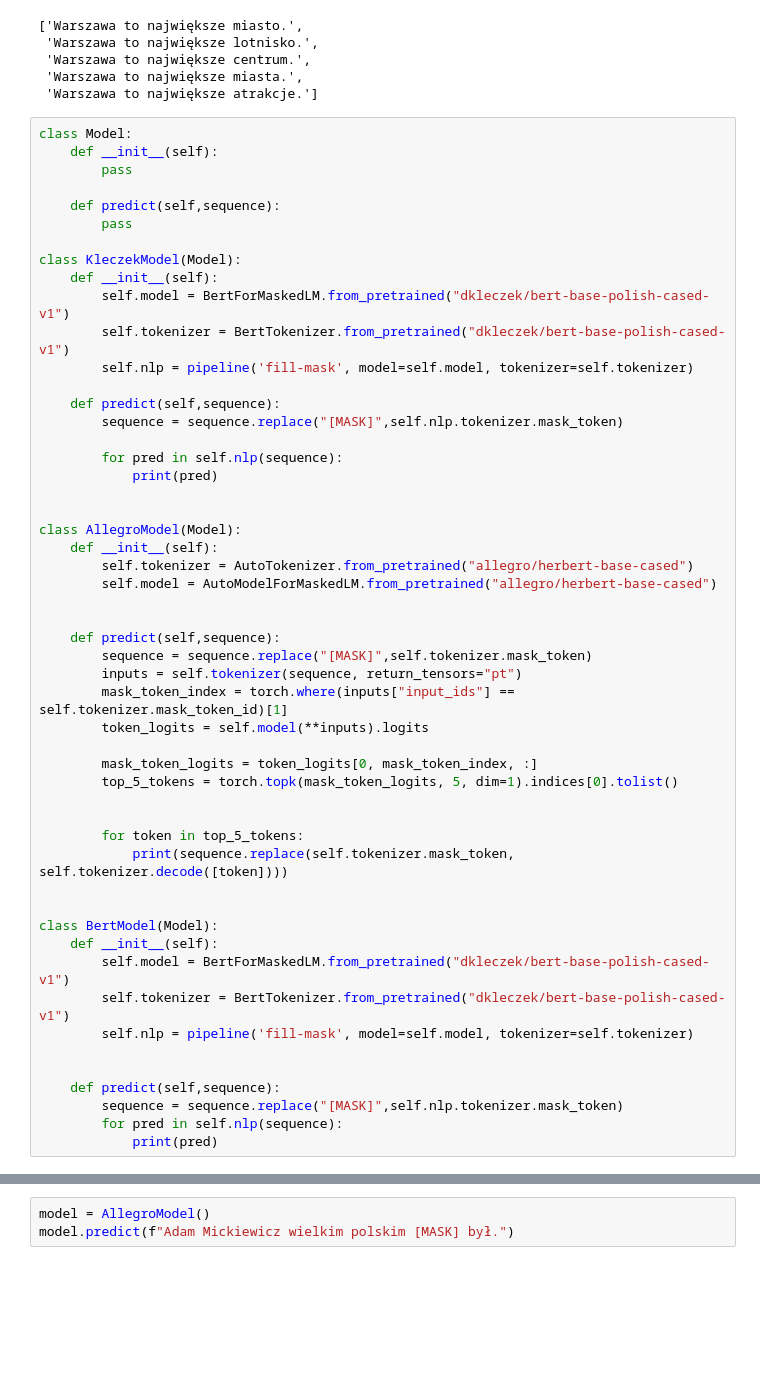
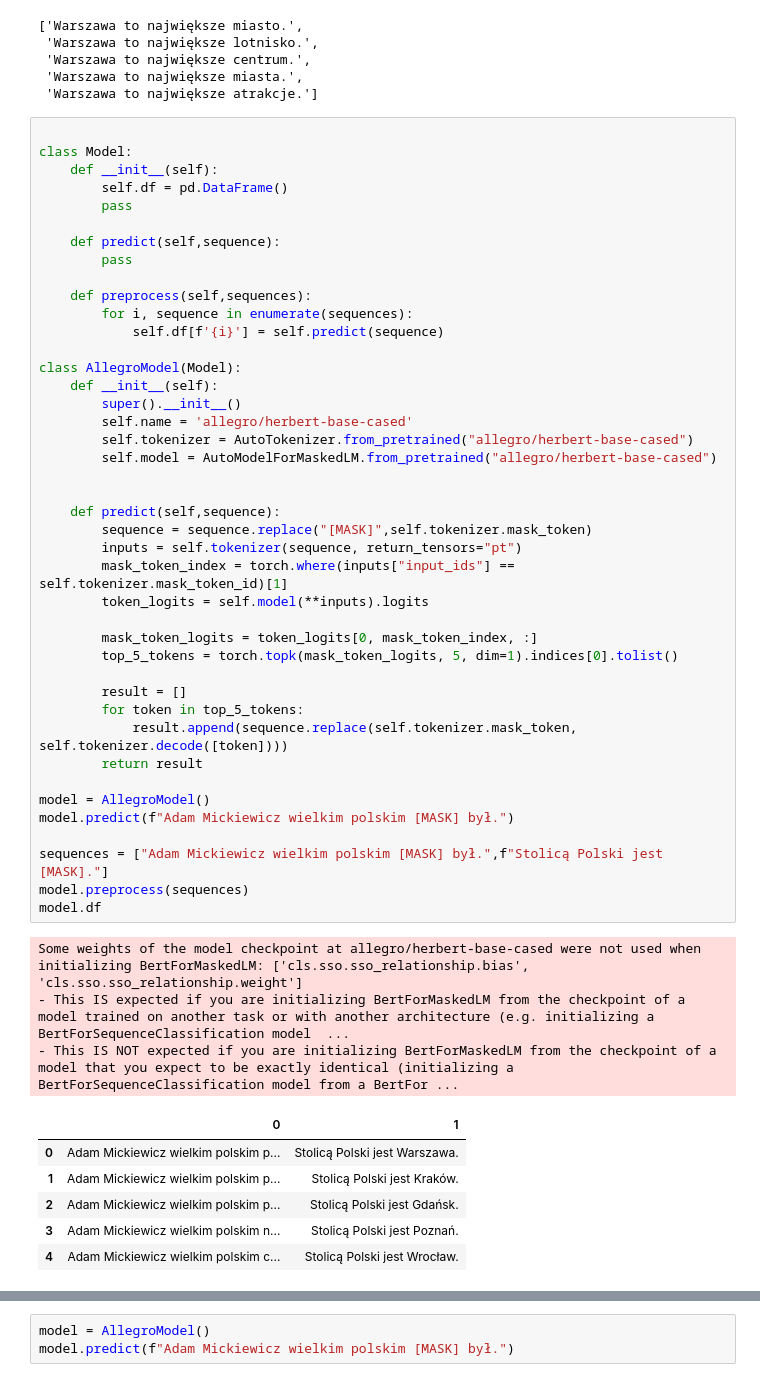
Before and after one commit to sgrzegorz/natural-language-processing, a Jupyter notebook: 06_GapFilling/LanguageModelling_GapsFilling.ipynb, the cells around one changed output, grey strips where cells are left out. Drawn from its saved outputs; the diff is of its cells as text; blank space fills up the shorter version.

```diff
--- a/06_GapFilling/LanguageModelling_GapsFilling.ipynb
+++ b/06_GapFilling/LanguageModelling_GapsFilling.ipynb
@@ -46,54 +49,54 @@ predict(sequence)
  'Warszawa to największe miasta.',
  'Warszawa to największe atrakcje.']
 # %%
+
 class Model:
     def __init__(self):
+        self.df = pd.DataFrame()
         pass
 
     def predict(self,sequence):
         pass
 
-class KleczekModel(Model):
-    def __init__(self):
-        self.model = BertForMaskedLM.from_pretrained("dkleczek/bert-base-polish-cased-v1")
-        self.tokenizer = BertTokenizer.from_pretrained("dkleczek/bert-base-polish-cased-v1")
-        self.nlp = pipeline('fill-mask', model=self.model, tokenizer=self.tokenizer)
-
-    def predict(self,sequence):
-        sequence = sequence.replace("[MASK]",self.nlp.tokenizer.mask_token)
-
-        for pred in self.nlp(sequence):
-            print(pred)
-
+    def preprocess(self,sequences):
+        for i, sequence in enumerate(sequences):
+            self.df[f'{i}'] = self.predict(sequence)
 
 class AllegroModel(Model):
     def __init__(self):
+        super().__init__()
+        self.name = 'allegro/herbert-base-cased'
         self.tokenizer = AutoTokenizer.from_pretrained("allegro/herbert-base-cased")
         self.model = AutoModelForMaskedLM.from_pretrained("allegro/herbert-base-cased")
 
 
     def predict(self,sequence):
         sequence = sequence.replace("[MASK]",self.tokenizer.mask_token)
         inputs = self.tokenizer(sequence, return_tensors="pt")
         mask_token_index = torch.where(inputs["input_ids"] == self.tokenizer.mask_token_id)[1]
         token_logits = self.model(**inputs).logits
 
         mask_token_logits = token_logits[0, mask_token_index, :]
         top_5_tokens = torch.topk(mask_token_logits, 5, dim=1).indices[0].tolist()
 
+        result = []
+        for token in top_5_tokens:
+            result.append(sequence.replace(self.tokenizer.mask_token, self.tokenizer.decode([token])))
+        return result
 
-        for token in top_5_tokens:
-            print(sequence.replace(self.tokenizer.mask_token, self.tokenizer.decode([token])))
+model = AllegroModel()
+model.predict(f"Adam Mickiewicz wielkim polskim [MASK] był.")
 
-
-class BertModel(Model):
-    def __init__(self):
-        self.model = BertForMaskedLM.from_pretrained("dkleczek/bert-base-polish-cased-v1")
-        self.tokenizer = BertTokenizer.from_pretrained("dkleczek/bert-base-polish-cased-v1")
-        self.nlp = pipeline('fill-mask', model=self.model, tokenizer=self.tokenizer)
-
-
-    def predict(self,sequence):
-        sequence = sequence.replace("[MASK]",self.nlp.tokenizer.mask_token)
-        for pred in self.nlp(sequence):
-            print(pred)
+sequences = ["Adam Mickiewicz wielkim polskim [MASK] był.",f"Stolicą Polski jest [MASK]."]
+model.preprocess(sequences)
+model.df
+# %% [output]
+Some weights of the model checkpoint at allegro/herbert-base-cased were not used when initializing BertForMaskedLM: ['cls.sso.sso_relationship.bias', 'cls.sso.sso_relationship.weight']
+- This IS expected if you are initializing BertForMaskedLM from the checkpoint of a model trained on another task or with another architecture (e.g. initializing a BertForSequenceClassification model  ...
+- This IS NOT expected if you are initializing BertForMaskedLM from the checkpoint of a model that you expect to be exactly identical (initializing a BertForSequenceClassification model from a BertFor ...
+|  | 0 | 1 |
+| 0 | Adam Mickiewicz wielkim polskim p... | Stolicą Polski jest Warszawa. |
+| 1 | Adam Mickiewicz wielkim polskim p... | Stolicą Polski jest Kraków. |
+| 2 | Adam Mickiewicz wielkim polskim p... | Stolicą Polski jest Gdańsk. |
+| 3 | Adam Mickiewicz wielkim polskim n... | Stolicą Polski jest Poznań. |
+| 4 | Adam Mickiewicz wielkim polskim c... | Stolicą Polski jest Wrocław. |
```
Also changed, not shown: parts of 9 cells of this notebook.
